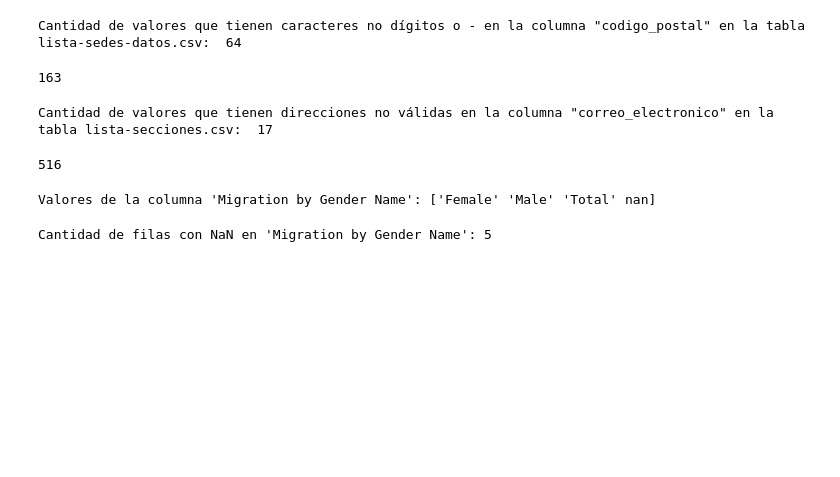
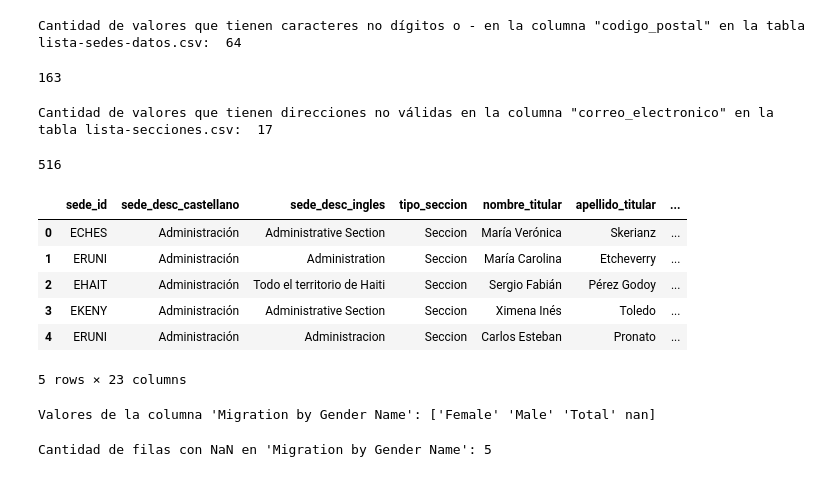
Before and after one commit to pedrobergaglio/tp1-ldd24, a Jupyter notebook: exploracion_datos.ipynb, the cells around one changed output. Saved outputs shown, nothing was run; the diff lists cells and outputs as text; code cells hidden in the pictures; blank space fills up the shorter version.

```diff
--- a/exploracion_datos.ipynb
+++ b/exploracion_datos.ipynb
@@ -40,6 +40,16 @@ df_secciones.shape[0]
 # %% [output]
 Cantidad de valores que tienen direcciones no válidas en la columna "correo_electronico" en la tabla lista-secciones.csv:  17
 516
+# %%
+df_secciones.head()
+# %% [output]
+|  | sede_id | sede_desc_castellano | sede_desc_ingles | tipo_seccion | nombre_titular | apellido_titular | ... |
+| 0 | ECHES | Administración | Administrative Section | Seccion | María Verónica | Skerianz | ... |
+| 1 | ERUNI | Administración | Administration | Seccion | María Carolina | Etcheverry | ... |
+| 2 | EHAIT | Administración | Todo el territorio de Haiti | Seccion | Sergio Fabián | Pérez Godoy | ... |
+| 3 | EKENY | Administración | Administrative Section | Seccion | Ximena Inés | Toledo | ... |
+| 4 | ERUNI | Administración | Administracion | Seccion | Carlos Esteban | Pronato | ... |
+5 rows × 23 columns
 # %%
 
 # unique values column Migration by Gender Name
```
Also changed, not shown: parts of 14 cells of this notebook, 4 other files.
